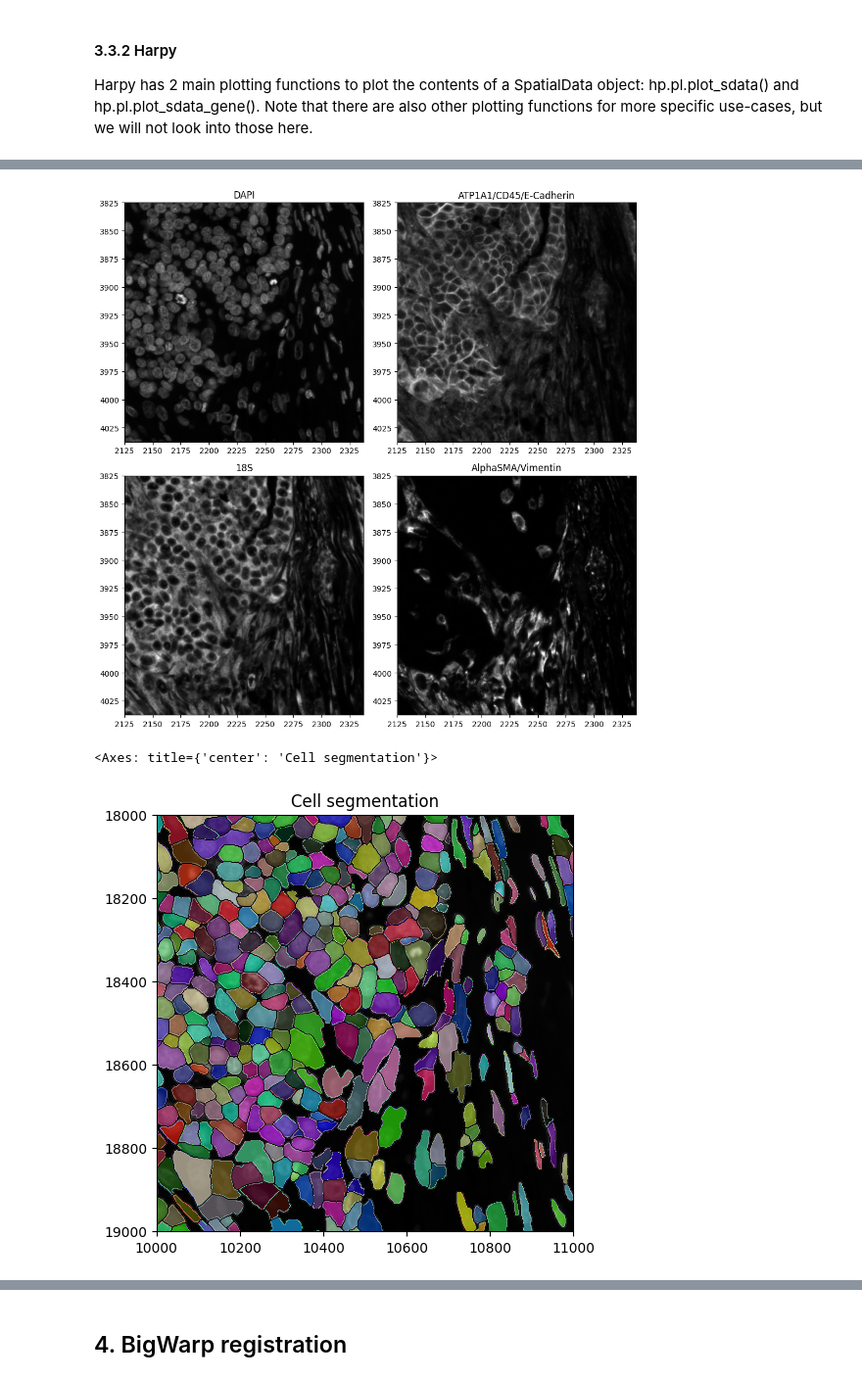
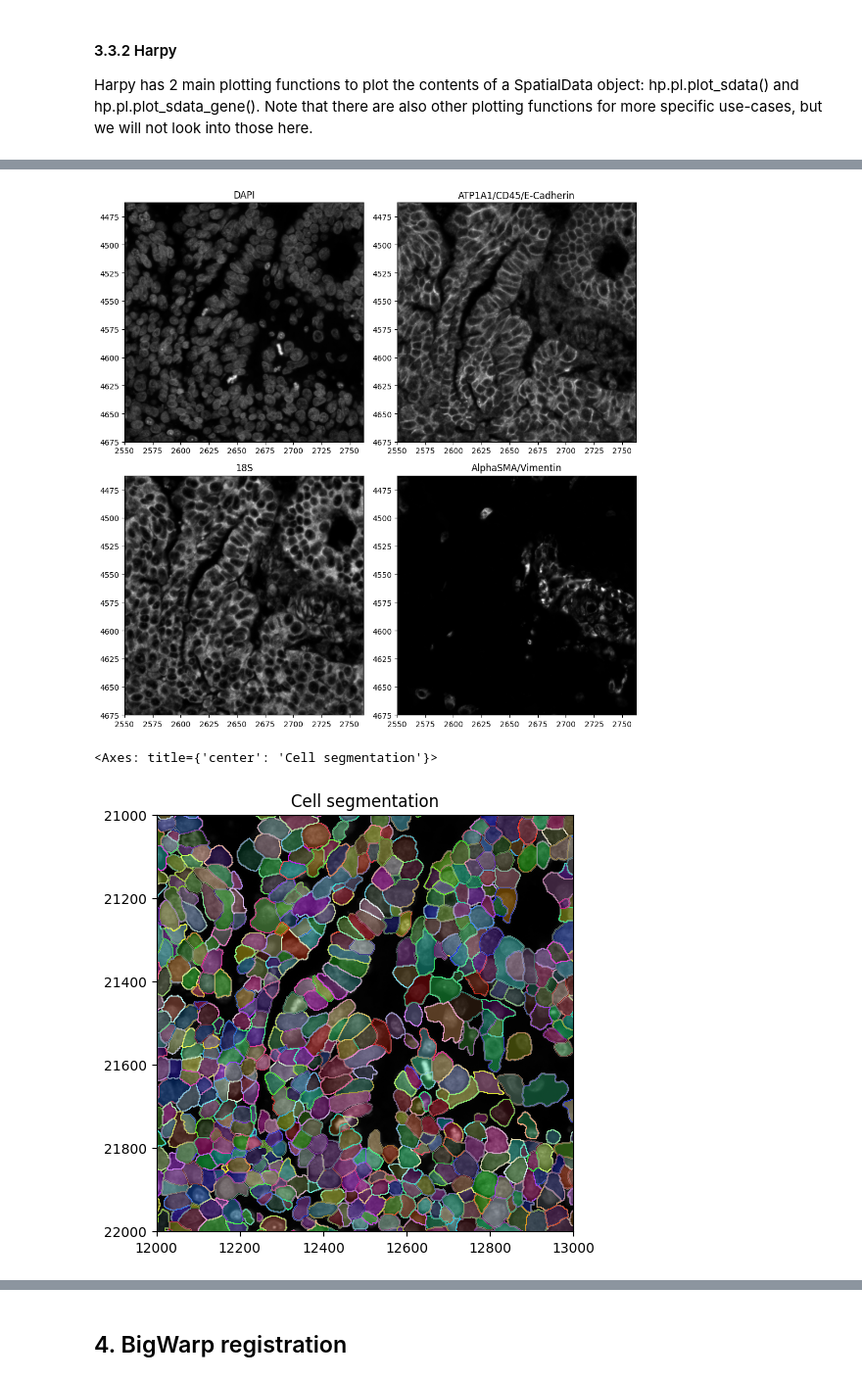
Before and after one commit to vibspatial/targeted_transcriptomics_training, a Jupyter notebook: 1.Xenium_Introduction.ipynb, the cells around one changed output, grey strips where cells are left out. Shown at 98% size. Saved outputs shown, nothing was run; the diff lists cells and outputs as text; code cells hidden in the pictures.

```diff
--- a/1.Xenium_Introduction.ipynb
+++ b/1.Xenium_Introduction.ipynb
@@ -82,12 +87,6 @@ _ = hp.datasets.xenium_human_ovarian_cancer(subset=True, path=path)
 In the case of Xenium data, Harpy contains a convenient reader function that reads in the images, transcripts, segmentation masks and tables into a SpatialData object that is backed to a Zarr store.
 
 Note that Harpy has a similar reader function for Vizgen MERSCOPE datasets (`hp.io.merscope`) and that other imaging-based spatial transcriptomics datasets can be read using a combination of more general functions (`harpy.io.create_sdata`, `hp.io.read_transcripts`, `hp.im.add_image_layer`...). See [documentation Harpy](https://harpy.readthedocs.io/en/latest/index.html) for more details.
-# %%
-# Specify paths
-output_path = "/Users/arne.defauw/VIB/DATA/test_data"  # CHANGE THIS. Set a path to save the output from Harpy
-
-
-cropped_zarr_path = os.path.join(output_path, "sdata_xenium_intro.zarr")
 # %%
 # NOTE: Because the dataset is large, we will not read it in using the reader below, but we will download a cropped version from our registry.
 # The code below is what we used to read in the data and crop it to the region of interest.
@@ -140,7 +139,3 @@ sdata.write(os.path.join(cropped_zarr_path)
 """
 # %% [output]
 '\nimport pooch\n\nimport harpy as hp\n\nzarr_path = os.path.join(output_path, "sdata.zarr")\n\npath = None # change path if you want to fetch the raw data in another directory than the default cache  ...
-# %%
-sdata = hp.datasets.xenium_human_ovarian_cancer(
-    subset=True, output=cropped_zarr_path, path=path
-)
@@ -882,15 +794,15 @@ Shapes either represent the boundaries of a segmentation mask (e.g. cells), or r
 # Convert labels layers into shapes layers
 sdata = hp.sh.vectorize(
     sdata,
-    labels_layer="nucleus_labels_global",
-    output_layer="nucleus_shapes_global",
+    labels_name="nucleus_labels_global",
+    output_shapes_name="nucleus_shapes_global",
     overwrite=True,
 )
 
 sdata = hp.sh.vectorize(
     sdata,
-    labels_layer="cell_labels_global",
-    output_layer="cell_shapes_global",
+    labels_name="cell_labels_global",
+    output_shapes_name="cell_shapes_global",
     overwrite=True,
 )
 
@@ -942,11 +854,11 @@ sdata.shapes["nucleus_shapes_global"].geometry[29481]
 # %%
-# Convert shapes layer back to labels layer
-se = hp.im.get_dataarray(sdata, layer="nucleus_labels_global")
+# Convert shapes back to labels
+se = hp.im.get_dataarray(sdata, element_name="nucleus_labels_global")
 
 sdata = hp.im.rasterize(
     sdata,
-    shapes_layer="nucleus_shapes_global",
-    output_layer="nucleus_labels_global_copy",
+    shapes_name="nucleus_shapes_global",
+    output_labels_name="nucleus_labels_global_copy",
     out_shape=se.shape,
     chunks=5000,
     overwrite=True,
@@ -1464,10 +1374,10 @@ ax = hp.pl.plot_sdata(
 # Plot all channels for a crop of the image
 pixel_size = 0.2125  # We need to specify the coordinates in micron if we want to use the micron coordinate system
 
-min_x = 10000 * pixel_size
-max_x = 11000 * pixel_size
-min_y = 18000 * pixel_size
-max_y = 19000 * pixel_size
+min_x = 12000 * pixel_size
+max_x = 13000 * pixel_size
+min_y = 21000 * pixel_size
+max_y = 22000 * pixel_size
 
 channels = ["DAPI", "ATP1A1/CD45/E-Cadherin", "18S", "AlphaSMA/Vimentin"]
 
@@ -1476,7 +1386,7 @@ fig, axes = plt.subplots(2, 2, figsize=(10, 10))
 for ax, channel in zip(axes.ravel(), channels):
     ax = hp.pl.plot_sdata(
         sdata,
-        img_layer="morphology_focus_global",
+        image_name="morphology_focus_global",
         channel=channel,
         crd=(
             min_x,
@@ -1493,19 +1403,19 @@ for ax, channel in zip(axes.ravel(), channels):
 plt.tight_layout()
 plt.show()
 # %% [output]
-[figure, old version]
+[figure, new version]
 # %%
 # Plot cell segmentation mask
 hp.pl.plot_sdata(
     sdata,
-    img_layer="morphology_focus_global",
+    image_name="morphology_focus_global",
     channel="DAPI",
-    labels_layer="cell_labels_global",
-    crd=(10000, 11000, 18000, 19000),
+    labels_name="cell_labels_global",
+    crd=(12000, 13000, 21000, 22000),
     render_images_kwargs={"cmap": "grey"},
     render_labels_kwargs={"fill_alpha": 0.4, "contour_px": 3, "outline_alpha": 1},
     show_kwargs={"title": "Cell segmentation", "colorbar": False},
 )
 # %% [output]
 <Axes: title={'center': 'Cell segmentation'}>
-[figure, old version]
+[figure, new version]
```
Also changed, not shown: parts of 64 cells of this notebook.
